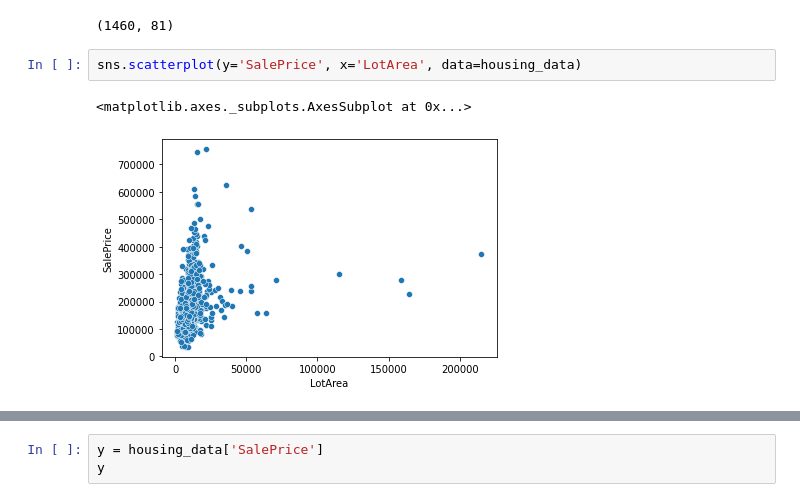
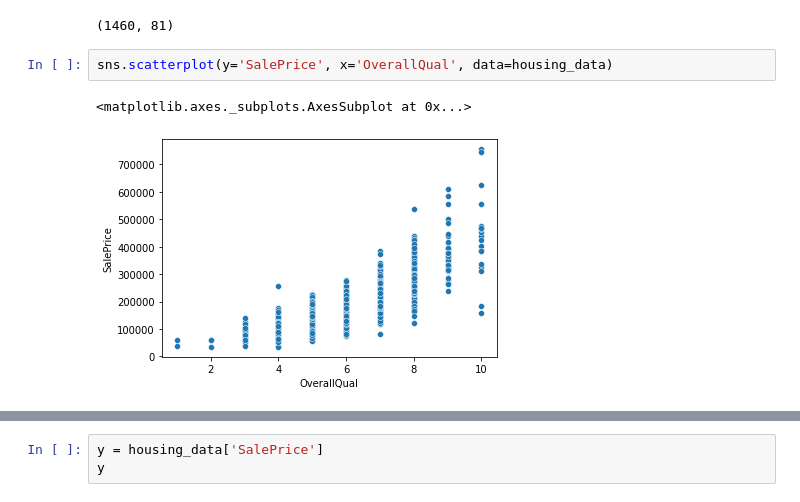
Before and after one commit to rahulaga/ml-for-business, a Jupyter notebook: cs68_hw0.ipynb, the cells around one changed output, grey strips where cells are left out. Saved outputs shown, nothing was run; the diff lists cells and outputs as text.

```diff
--- a/cs68_hw0.ipynb
+++ b/cs68_hw0.ipynb
@@ -25,10 +25,10 @@ housing_data.shape
 # %% [output]
 (1460, 81)
 # %%
-sns.scatterplot(y='SalePrice', x='LotArea', data=housing_data)
+sns.scatterplot(y='SalePrice', x='OverallQual', data=housing_data)
 # %% [output]
 <matplotlib.axes._subplots.AxesSubplot at 0x...>
-[figure, old version]
+[figure, new version]
 # %%
 sns.lmplot(y='SalePrice', x='LotArea', data=housing_data)
 # %% [output]
```
Also changed, not shown: parts of 2 cells of this notebook.
